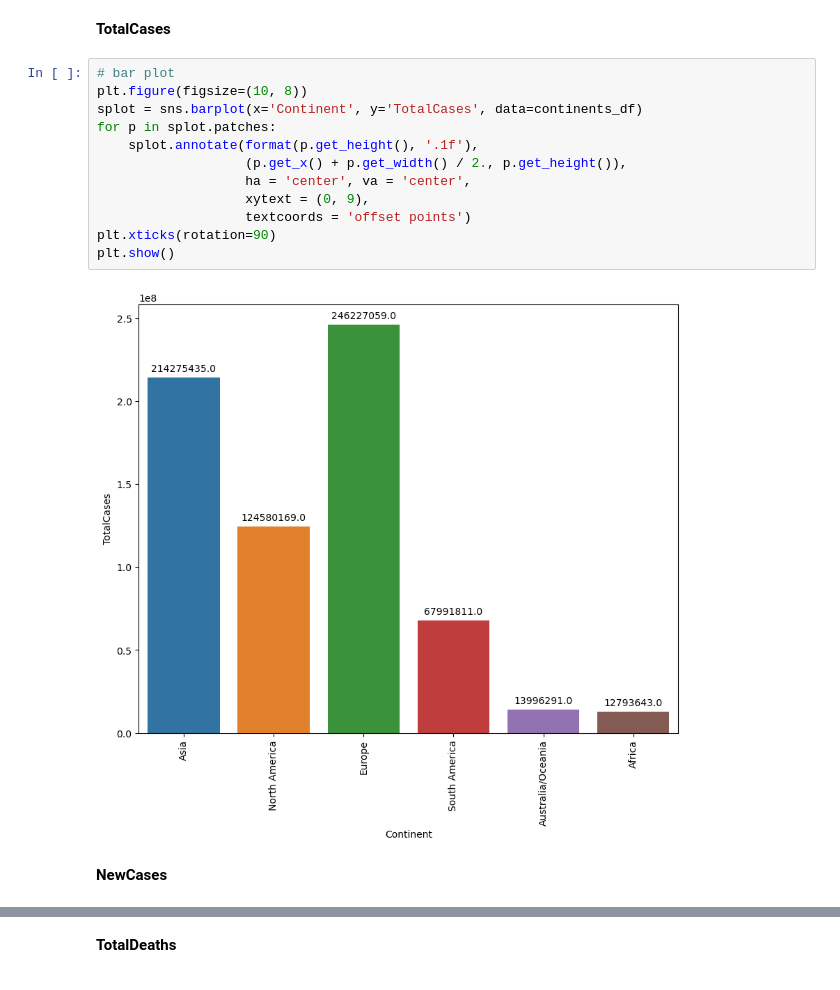
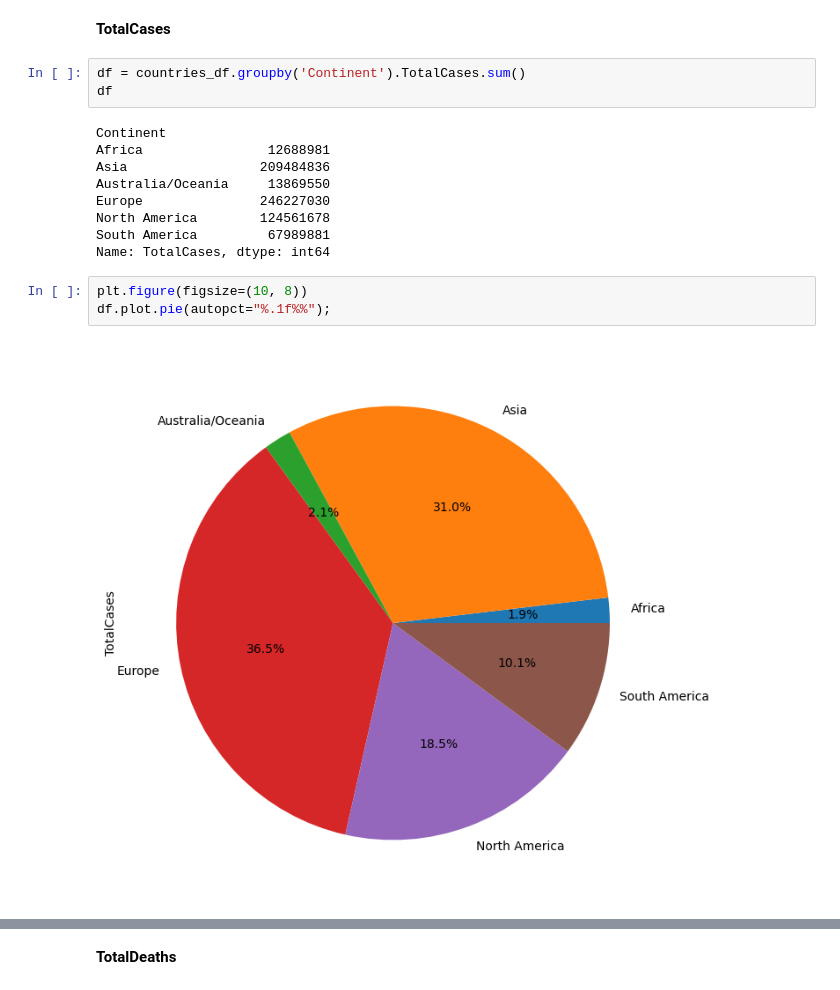
Before and after one commit to daongochoa2002/Lab1-Data-Visualization, a Jupyter notebook: Coronavirus Analysis.ipynb, the cells around one changed output, grey strips where cells are left out. Cells and saved outputs as stored; diff of their text form.

Commit message:
update structure and visualization

```diff
--- a/Coronavirus Analysis.ipynb
+++ b/Coronavirus Analysis.ipynb
@@ -515,18 +534,19 @@ As we think, a student would find the support from specialists when they have an
 # %% [markdown]
 **TotalCases**
+# %%
+df = countries_df.groupby('Continent').TotalCases.sum()
+df
+# %% [output]
+Continent
+Africa                12688981
+Asia                 209484836
+Australia/Oceania     13869550
+Europe               246227030
+North America        124561678
+South America         67989881
+Name: TotalCases, dtype: int64
 # %%
-# bar plot
 plt.figure(figsize=(10, 8))
-splot = sns.barplot(x='Continent', y='TotalCases', data=continents_df)
-for p in splot.patches:
-    splot.annotate(format(p.get_height(), '.1f'),
-                   (p.get_x() + p.get_width() / 2., p.get_height()),
-                   ha = 'center', va = 'center',
-                   xytext = (0, 9),
-                   textcoords = 'offset points')
-plt.xticks(rotation=90)
-plt.show()
+df.plot.pie(autopct="%.1f%%");
 # %% [output]
-[figure, old version]
+[figure, new version]
-# %% [markdown]
-**NewCases**
```
Also changed, not shown: parts of 17 cells of this notebook.
